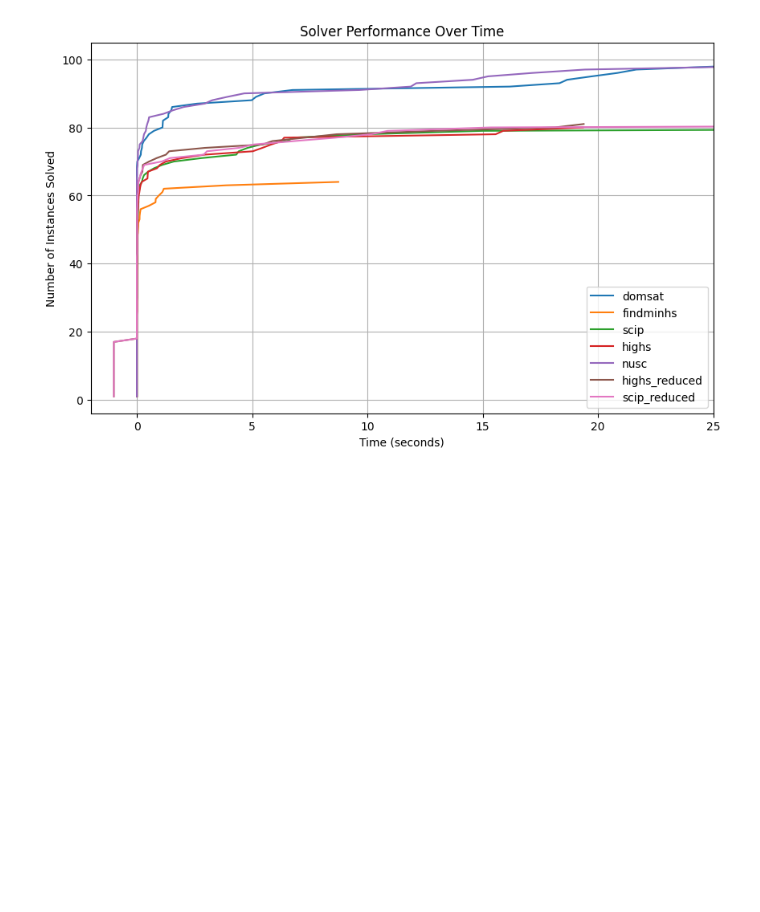
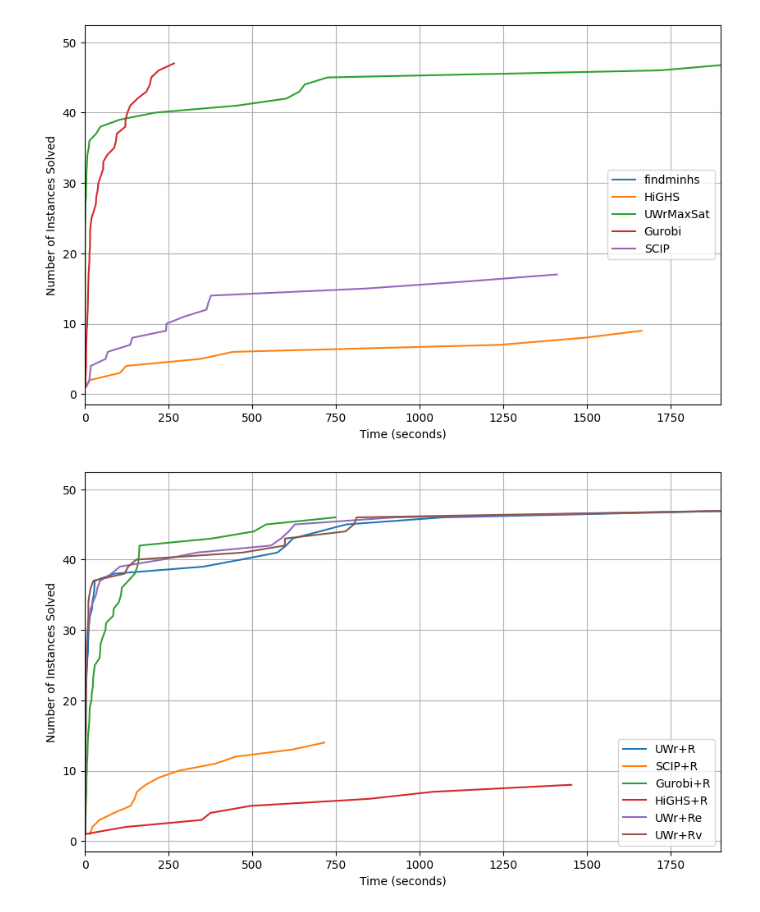
Before and after one commit to MarlonDittes/DominatingSets, a Jupyter notebook: plot.ipynb, the cells around one changed output. Saved outputs shown, nothing was run; the diff lists cells and outputs as text; code cells hidden in the pictures; blank space fills up the shorter version.

```diff
--- a/plot.ipynb
+++ b/plot.ipynb
@@ -1,35 +1,36 @@
 # %%
 import pandas as pd
 import matplotlib.pyplot as plt
 import glob
 
 def process_solver_data(file_path):
     """Reads and processes a single solver's CSV file."""
     df = pd.read_csv(file_path)
     df = df.sort_values(by="Time Taken (seconds)")  # Sort by time
     df["Solved Instances"] = range(1, len(df) + 1)  # Cumulative count
     return df
 
 def plot_solvers_data(folder_path):
     """Reads multiple solver CSV files and plots cumulative solved instances."""
     plt.figure(figsize=(10, 6))
 
     for file in glob.glob(f"{folder_path}/*.csv"):  # Read all CSVs in folder
-        if "properties" in file or "reductions" in file or "lp" in file or "merged_output" in file:
-            continue
         solver_name = file.split("/")[-1].replace(".csv", "")  # Extract solver name
         df = process_solver_data(file)
         plt.plot(df["Time Taken (seconds)"], df["Solved Instances"], label=solver_name)
 
     plt.xlabel("Time (seconds)")
     plt.ylabel("Number of Instances Solved")
-    plt.title("Solver Performance Over Time")
-    plt.xlim(-2,25)
+    #plt.title("Solver Performance Over Time")
+    plt.xlim(-1,1900)
     plt.legend()
     plt.grid()
     plt.show()
 
 # Example usage: Change "data" to your actual folder containing CSV files.
-plot_solvers_data("graphs/exact-private")
+plot_solvers_data("plot/non_reduced")
+plot_solvers_data("plot/reduced")
+plot_solvers_data("plot/100")
 # %% [output]
-[figure, old version]
+[figure, new version]
+[figure, added]
```
Also changed, not shown: parts of 1 cell of this notebook, 12 other files.
